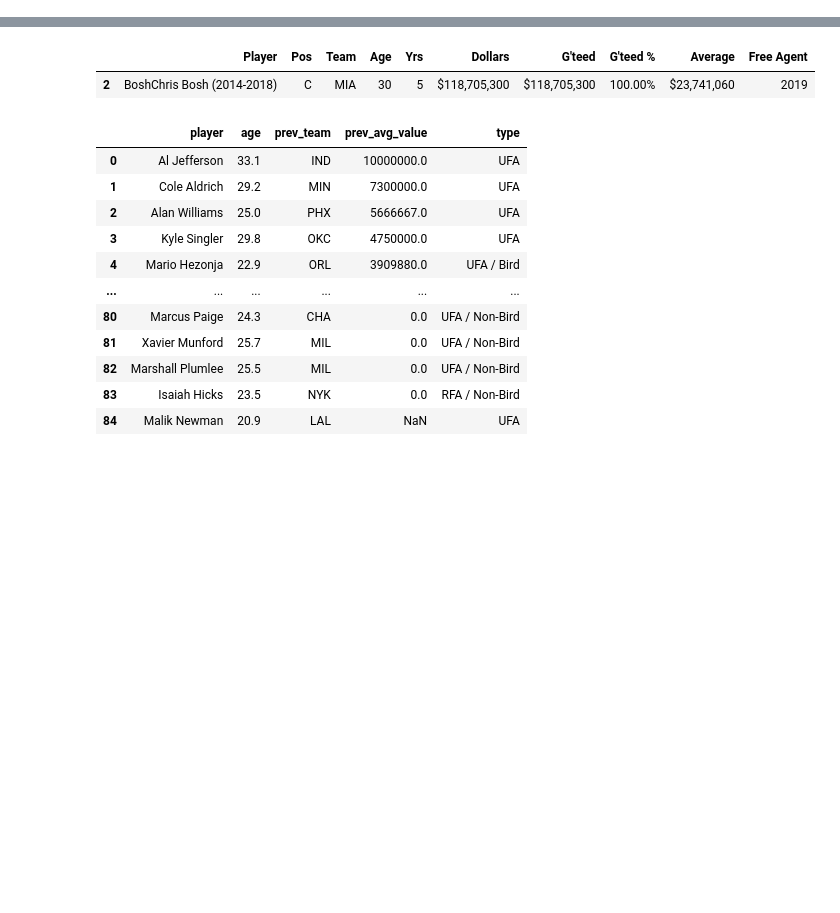
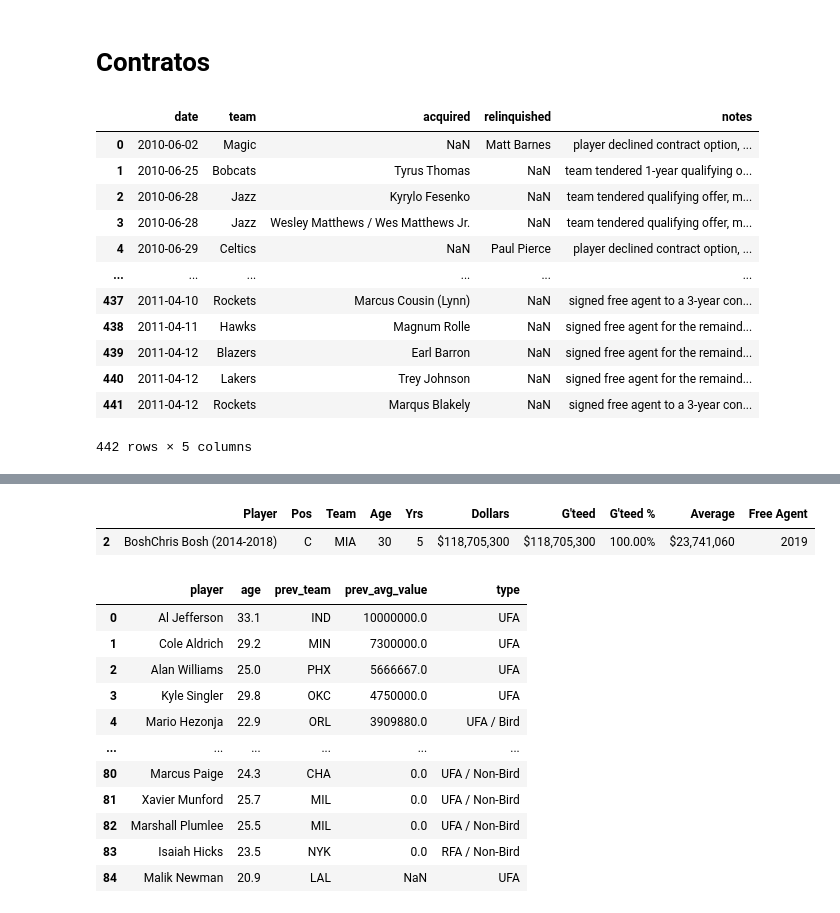
Before and after one commit to jmbarriola/nba-free-agents, a Jupyter notebook: data_wrangling.ipynb, the cells around one changed output, grey strips where cells are left out. Cells and saved outputs as stored; diff of their text form; code cells hidden in the pictures; blank space fills up the shorter version.

```diff
--- a/data_wrangling.ipynb
+++ b/data_wrangling.ipynb
@@ -1,2 +1,4 @@
 # %%
 import pandas as pd
+# %% [markdown]
+# Contratos
@@ -2,0 +14,16 @@ import pandas as pd
+# %%
+free_agents
+# %% [output]
+|  | date | team | acquired | relinquished | notes |
+| 0 | 2010-06-02 | Magic | NaN | Matt Barnes | player declined contract option, ... |
+| 1 | 2010-06-25 | Bobcats | Tyrus Thomas | NaN | team tendered 1-year qualifying o... |
+| 2 | 2010-06-28 | Jazz | Kyrylo Fesenko | NaN | team tendered qualifying offer, m... |
+| 3 | 2010-06-28 | Jazz | Wesley Matthews / Wes Matthews Jr. | NaN | team tendered qualifying offer, m... |
+| 4 | 2010-06-29 | Celtics | NaN | Paul Pierce | player declined contract option, ... |
+| ... | ... | ... | ... | ... | ... |
+| 437 | 2011-04-10 | Rockets | Marcus Cousin (Lynn) | NaN | signed free agent to a 3-year con... |
+| 438 | 2011-04-11 | Hawks | Magnum Rolle | NaN | signed free agent for the remaind... |
+| 439 | 2011-04-12 | Blazers | Earl Barron | NaN | signed free agent for the remaind... |
+| 440 | 2011-04-12 | Lakers | Trey Johnson | NaN | signed free agent for the remaind... |
+| 441 | 2011-04-12 | Rockets | Marqus Blakely | NaN | signed free agent to a 3-year con... |
+442 rows × 5 columns
```
Also changed, not shown: parts of 4 cells of this notebook.
